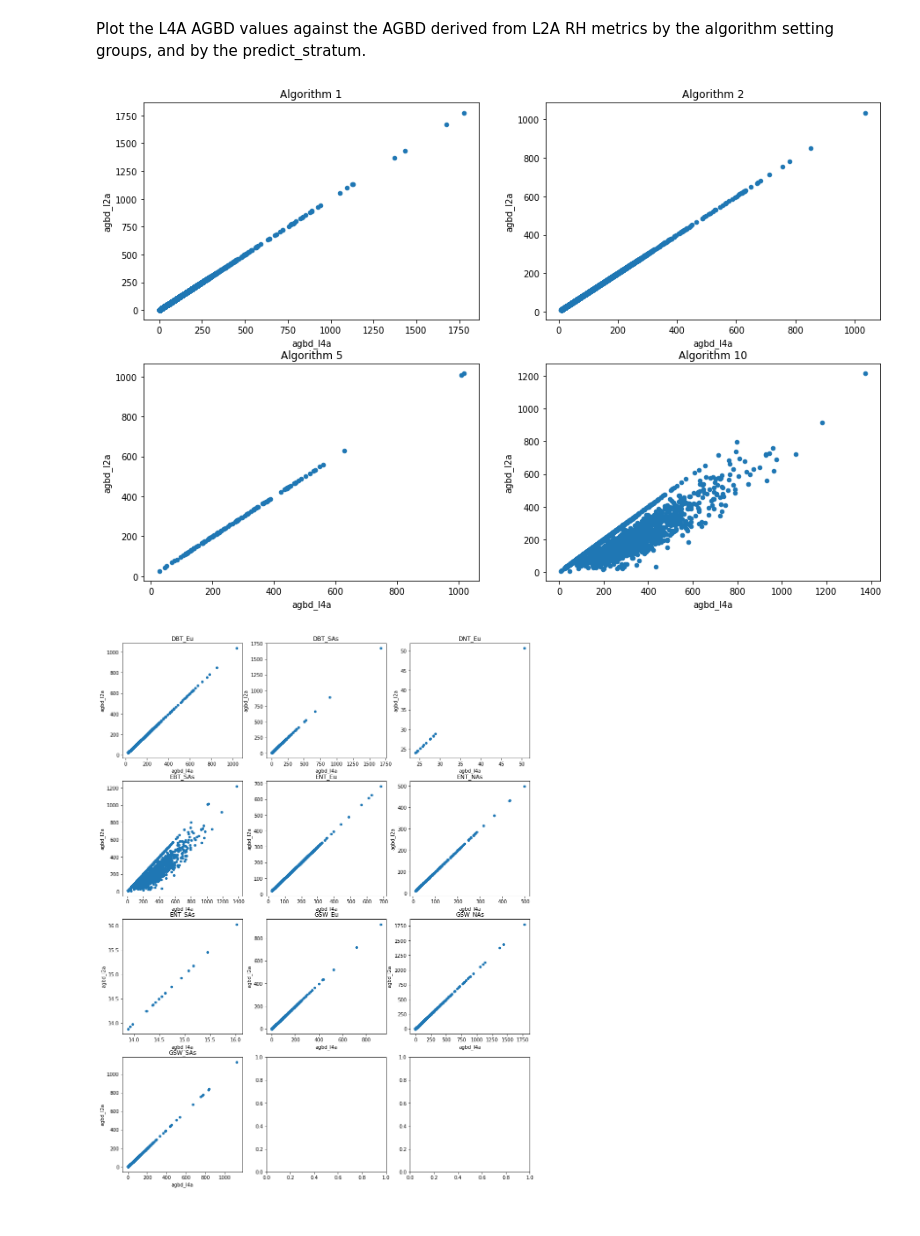
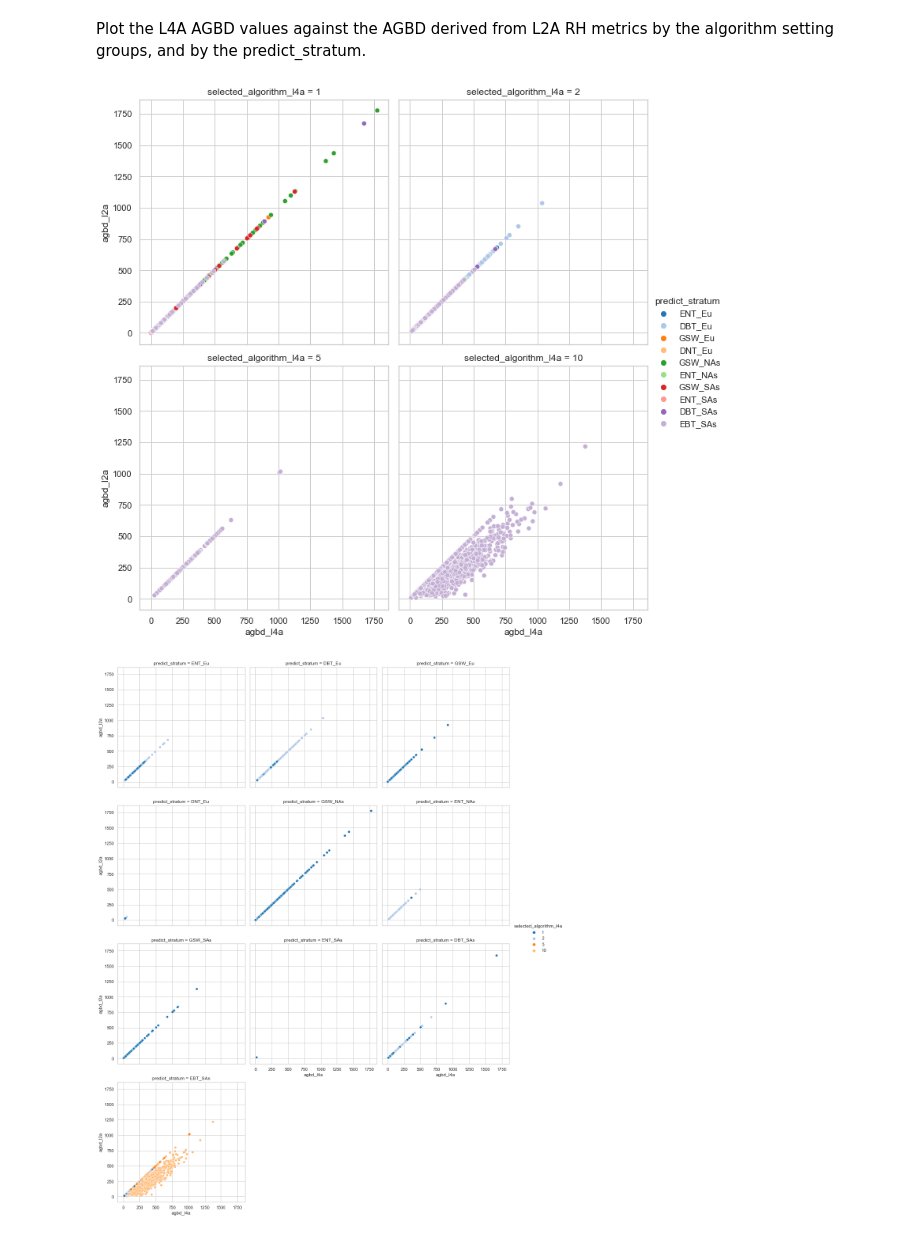
Before and after one commit to rupesh2/gedil2a_l4a, a Jupyter notebook: reconstruct_AGBD_L2A_beam.ipynb, the cells around one changed output. Drawn from its saved outputs; the diff is of its cells as text; code cells hidden in the pictures.

Commit message:
plotting with seaborn

```diff
--- a/reconstruct_AGBD_L2A_beam.ipynb
+++ b/reconstruct_AGBD_L2A_beam.ipynb
@@ -8,6 +8,8 @@ import h5py
 import numpy as np
 import pandas as pd
 from matplotlib import pyplot as plt
+import seaborn as sns
+sns.set(style='whitegrid')
 # %% [markdown]
 Let's open the L4A file, and read model parameters into a pandas dataframe
 # %%
@@ -100,8 +100,8 @@ l2af = path.join('full_orbits', l2a)
 
 hf_l2a = h5py.File(l2af, 'r')
 
-shot_number_l2a = hf_l2a['BEAM0110']['shot_number']
-selected_algorithm_l2a = hf_l2a['BEAM0110']['selected_algorithm']
+shot_number_l2a = hf_l2a['BEAM0110']['shot_number'][:]
+selected_algorithm_l2a = hf_l2a['BEAM0110']['selected_algorithm'][:]
 
 # selected_algorithm for a shot may be different for L2A and L4A
 # it is always advisable to get the RH metrics directly for each
@@ -120,7 +120,7 @@ rh_a6 = hf_l2a['BEAM0110']['geolocation']['rh_a6'][:]/100
 # has been subsequently used to calculate the metrics.
 # Please refer to Level 2A user guide for details
 # https://lpdaac.usgs.gov/documents/998/GEDI02_UserGuide_V21.pdf
-selected_mode = hf_l2a['BEAM0110']['selected_mode'][:]
+selected_mode = hf_l4a['BEAM0110']['selected_mode'][:] # using L4A selected_mode
 elevs_allmodes_a5 = hf_l2a['BEAM0110']['geolocation']['elevs_allmodes_a5'][:]
 elev_lowestmode_a5 = hf_l2a['BEAM0110']['geolocation']['elev_lowestmode_a5'][:]
 elev_lowestmode =[]
@@ -129,8 +129,8 @@ for i in range(selected_mode.shape[0]):
 elev_lowestmode = np.array(elev_lowestmode)
 rh_a10 = rh_a5 - (elev_lowestmode[:, None] - elev_lowestmode_a5[:, None])
 
-df_l2a = pd.DataFrame(list(zip(shot_number_l2a[:], rh_a1, rh_a2, rh_a3, rh_a4, rh_a5, rh_a6, rh_a10,
-                               selected_algorithm_l2a[:])),
+df_l2a = pd.DataFrame(list(zip(shot_number_l2a, rh_a1, rh_a2, rh_a3, rh_a4, rh_a5, rh_a6, rh_a10,
+                               selected_algorithm_l2a)),
                      columns=['shot_number_l2a', 'rh_a1', 'rh_a2', 'rh_a3', 'rh_a4', 'rh_a5', 'rh_a6', 'rh_a10',
                               'selected_algorithm_l2a'])
 df_l2a['shot_number_l2a'] = df_l2a['shot_number_l2a'].astype(str).str[-8:]
@@ -193,14 +193,14 @@ df_l4a['agbd_l2a']= df_l4a.apply(lambda x: calculate_agbd(x['predict_stratum'],
 # %% [markdown]
 Plot the L4A AGBD values against the AGBD derived from L2A RH metrics by the algorithm setting groups, and by the predict_stratum.
 # %%
-fig, axes = plt.subplots(2,2, figsize=(15,10))
-for (alg, alg_group), ax in zip(df_l4a.groupby(df_l4a.selected_algorithm_l4a), axes.flatten()):
-    alg_group.plot(x='agbd_l4a', y='agbd_l2a', kind='scatter', ax=ax, title="Algorithm " + str(alg))
+sns.relplot(data=df_l4a, x="agbd_l4a", y="agbd_l2a", hue="predict_stratum",
+                col="selected_algorithm_l4a", col_wrap=2,  palette="tab20")
+sns.despine(top=False, right=False, left=False, bottom=False, offset=None, trim=False)
 # %% [output]
-[figure, old version]
+[figure, new version]
 # %%
-fig, axes = plt.subplots(4,3, figsize=(15,20))
-for (stratum_name, stratum), ax in zip(df_l4a.groupby(df_l4a.predict_stratum), axes.flatten()):
-    stratum.plot(x='agbd_l4a', y='agbd_l2a', kind='scatter', ax=ax, title=stratum_name)
+sns.relplot(data=df_l4a, x="agbd_l4a", y="agbd_l2a", hue="selected_algorithm_l4a",
+                col="predict_stratum", col_wrap=3,   palette="tab20")
+sns.despine(top=False, right=False, left=False, bottom=False, offset=None, trim=False)
 # %% [output]
-[figure, old version]
+[figure, new version]
```
Also changed, not shown: parts of 2 cells of this notebook.
